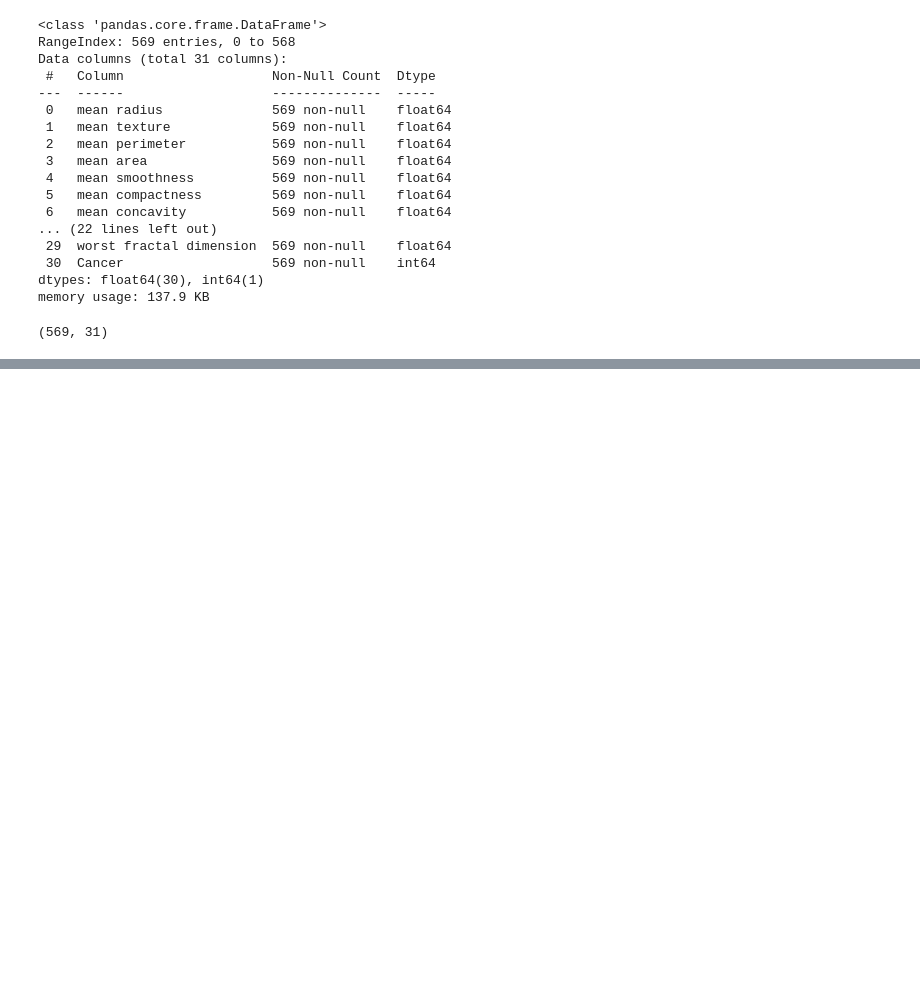
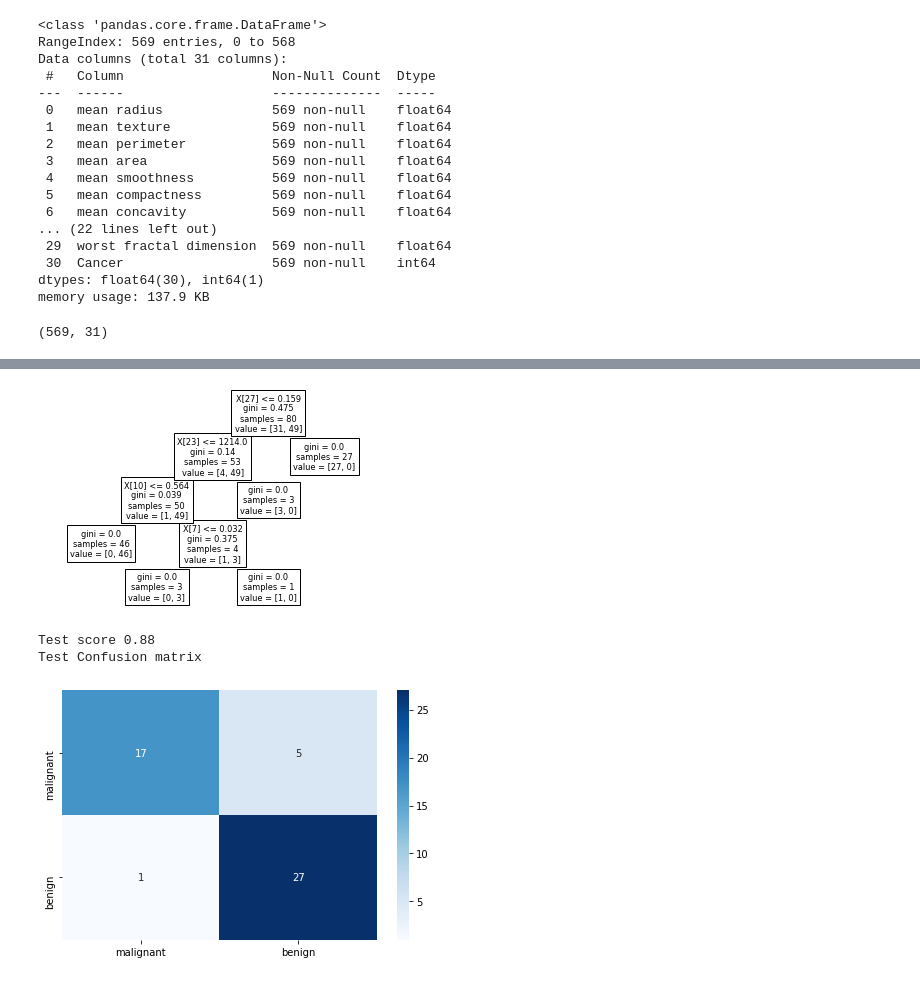
Before and after one commit to abhisheka12/bagging, a Jupyter notebook: bagging-classifier-breastcancer.ipynb, the cells around one changed output, grey strips where cells are left out. Drawn from its saved outputs; the diff is of its cells as text; code cells hidden in the pictures; blank space fills up the shorter version.

```diff
--- a/bagging-classifier-breastcancer.ipynb
+++ b/bagging-classifier-breastcancer.ipynb
@@ -152,0 +115,3 @@ print(np.round(np.mean(x),2))
+# %%
+X_test = df_val.drop('Cancer',axis=1)
+y_test = df_val['Cancer']
@@ -152,0 +174,15 @@ print(np.round(np.mean(x),2))
+# %%
+# 2nd Subset of Data for Tree
+df_bag = df_train.sample(80,replace=True)
+
+X = df_bag.drop('Cancer',axis=1)
+y = df_bag['Cancer']
+
+df_bag
+dt_bag2 = DecisionTreeClassifier()
+evaluate(dt_bag2,X,y)
+# %% [output]
+[figure, added]
+Test score 0.88
+Test Confusion matrix
+[figure, added]
```
Also changed, not shown: parts of 31 cells of this notebook.
